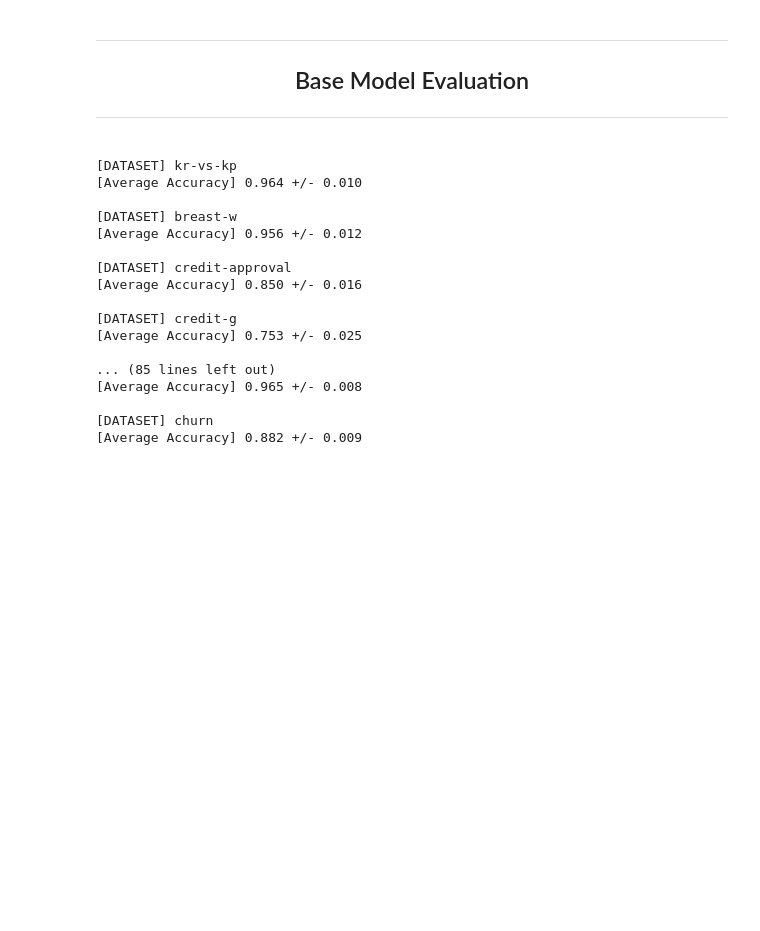
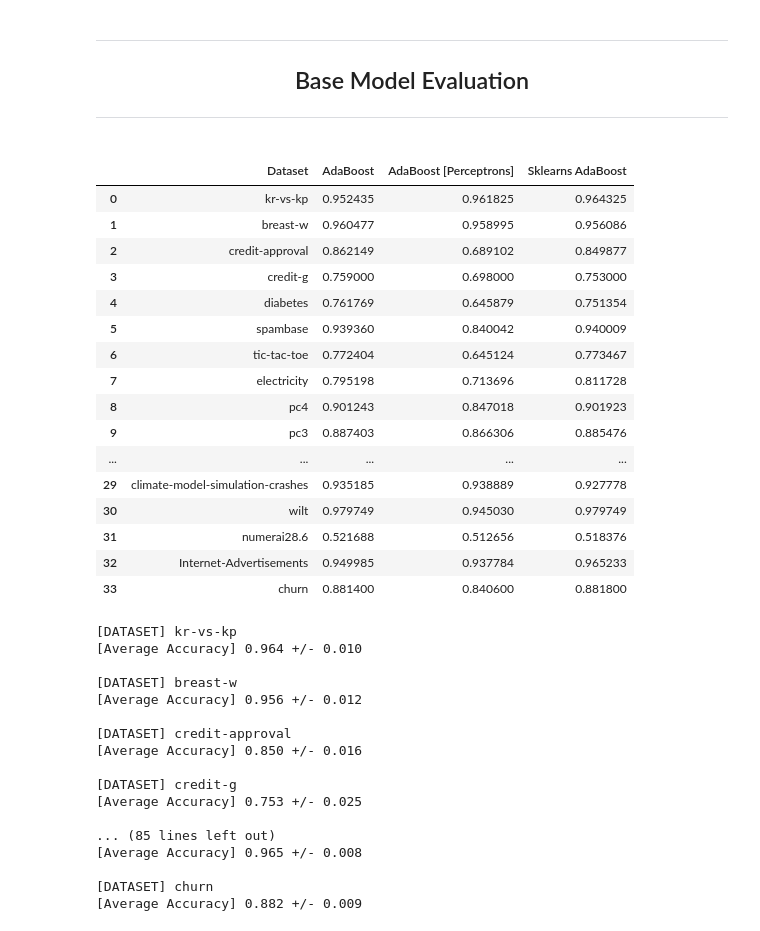
Before and after one commit to EstevesX10/ML1-AdaBoost-Analysis-Optimization, a Jupyter notebook: AdaBoost/AdaBoost.ipynb, the cells around one changed output. Drawn from its saved outputs; the diff is of its cells as text; code cells hidden in the pictures; blank space fills up the shorter version.

```diff
--- a/AdaBoost/AdaBoost.ipynb
+++ b/AdaBoost/AdaBoost.ipynb
@@ -315,3 +238,29 @@ def Evaluate_Model_AllDS(tasks, model):
+# %%
+# Define the column's names
+cols = ['Dataset', 'AdaBoost', 'AdaBoost [Perceptrons]', 'Sklearns AdaBoost']
+
+models = [AdaBoost(), ModifiedAdaBoost(), AdaBoostClassifier()]
+model_evaluation = Evaluate_Models(my_tasks, models, cols)
+model_evaluation.to_csv('./Results.csv', index=False)
+model_evaluation
+# %% [output]
+|  | Dataset | AdaBoost | AdaBoost [Perceptrons] | Sklearns AdaBoost |
+| 0 | kr-vs-kp | 0.952435 | 0.961825 | 0.964325 |
+| 1 | breast-w | 0.960477 | 0.958995 | 0.956086 |
+| 2 | credit-approval | 0.862149 | 0.689102 | 0.849877 |
+| 3 | credit-g | 0.759000 | 0.698000 | 0.753000 |
+| 4 | diabetes | 0.761769 | 0.645879 | 0.751354 |
+| 5 | spambase | 0.939360 | 0.840042 | 0.940009 |
+| 6 | tic-tac-toe | 0.772404 | 0.645124 | 0.773467 |
+| 7 | electricity | 0.795198 | 0.713696 | 0.811728 |
+| 8 | pc4 | 0.901243 | 0.847018 | 0.901923 |
+| 9 | pc3 | 0.887403 | 0.866306 | 0.885476 |
+| ... | ... | ... | ... | ... |
+| 29 | climate-model-simulation-crashes | 0.935185 | 0.938889 | 0.927778 |
+| 30 | wilt | 0.979749 | 0.945030 | 0.979749 |
+| 31 | numerai28.6 | 0.521688 | 0.512656 | 0.518376 |
+| 32 | Internet-Advertisements | 0.949985 | 0.937784 | 0.965233 |
+| 33 | churn | 0.881400 | 0.840600 | 0.881800 |
 # %%
 # Sklearn Base AdaBoost
 model = AdaBoostClassifier()
```
Also changed, not shown: parts of 4 cells of this notebook.
